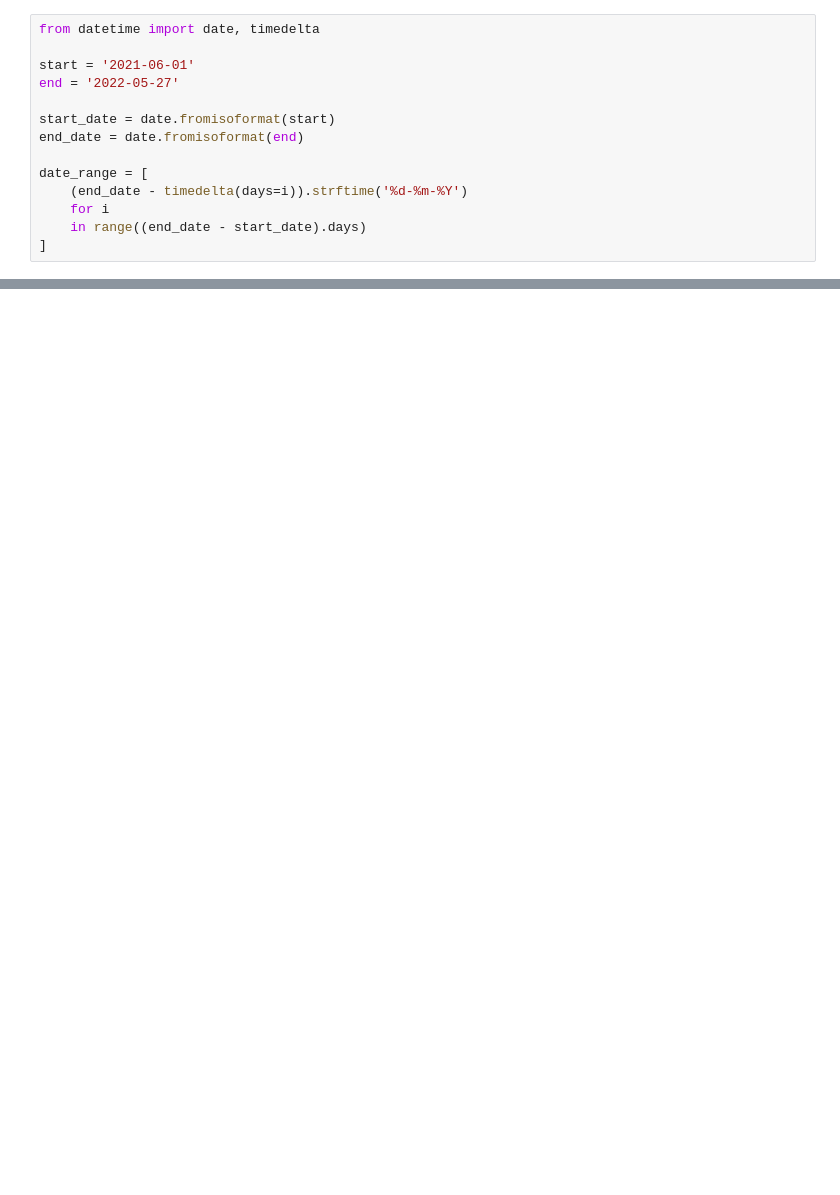
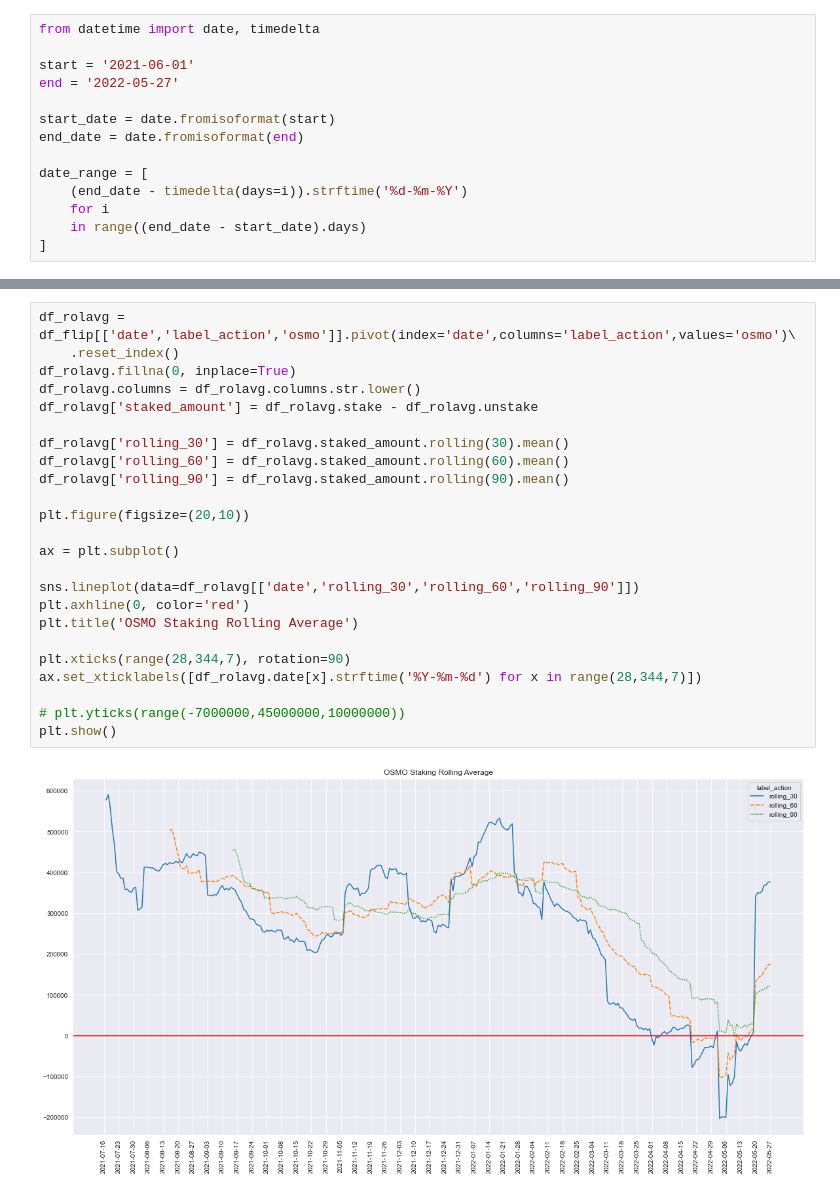
Before and after one commit to MeiLiing/flipside_bounties, a Jupyter notebook: osmosis_bounties/osmosis.ipynb, the cells around one changed output, grey strips where cells are left out. Cells and saved outputs as stored; diff of their text form; blank space fills up the shorter version.

```diff
--- a/osmosis_bounties/osmosis.ipynb
+++ b/osmosis_bounties/osmosis.ipynb
@@ -75,0 +128,26 @@ df.head()
+# %%
+df_rolavg = df_flip[['date','label_action','osmo']].pivot(index='date',columns='label_action',values='osmo')\
+    .reset_index()
+df_rolavg.fillna(0, inplace=True)
+df_rolavg.columns = df_rolavg.columns.str.lower()
+df_rolavg['staked_amount'] = df_rolavg.stake - df_rolavg.unstake
+
+df_rolavg['rolling_30'] = df_rolavg.staked_amount.rolling(30).mean()
+df_rolavg['rolling_60'] = df_rolavg.staked_amount.rolling(60).mean()
+df_rolavg['rolling_90'] = df_rolavg.staked_amount.rolling(90).mean()
+
+plt.figure(figsize=(20,10))
+
+ax = plt.subplot()
+
+sns.lineplot(data=df_rolavg[['date','rolling_30','rolling_60','rolling_90']])
+plt.axhline(0, color='red')
+plt.title('OSMO Staking Rolling Average')
+
+plt.xticks(range(28,344,7), rotation=90)
+ax.set_xticklabels([df_rolavg.date[x].strftime('%Y-%m-%d') for x in range(28,344,7)])
+
+# plt.yticks(range(-7000000,45000000,10000000))
+plt.show()
+# %% [output]
+[figure, added]
```
Also changed, not shown: parts of 11 cells of this notebook.
